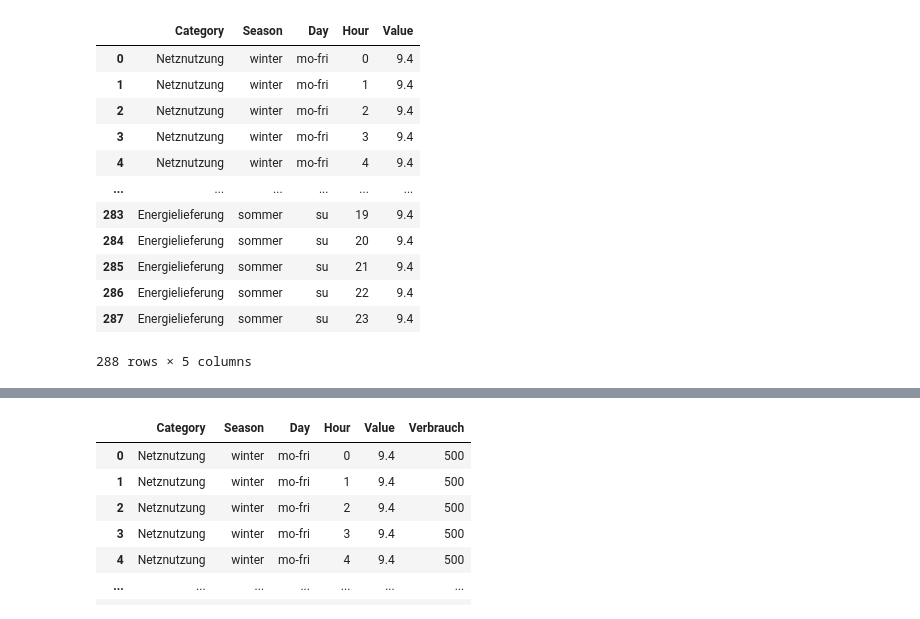
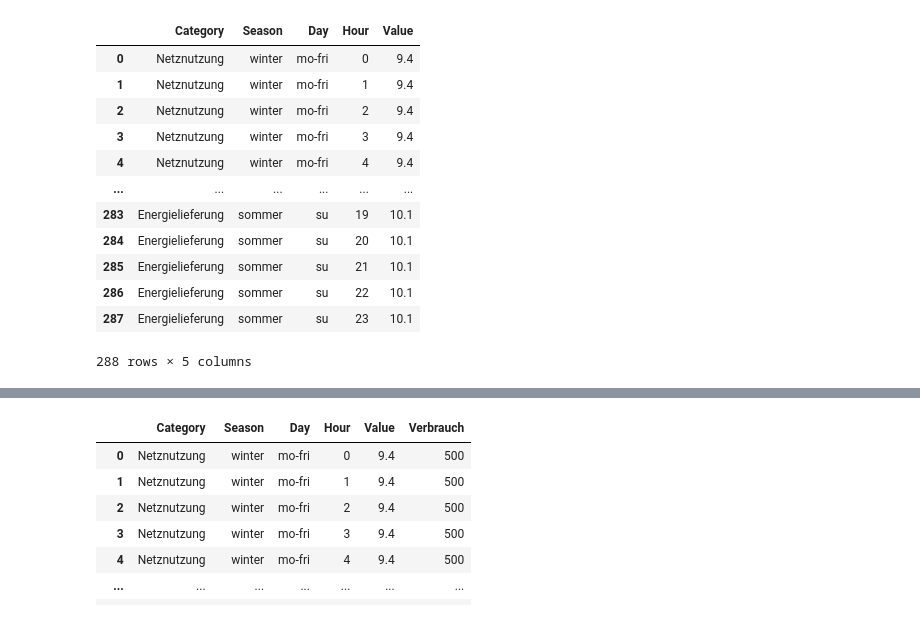
Before and after one commit to paploe/electricity-tariffs, a Jupyter notebook: elcom-calculator/test.ipynb, the cells around one changed output, grey strips where cells are left out. Cells and saved outputs as stored; diff of their text form; code cells hidden in the pictures.

```diff
--- a/elcom-calculator/test.ipynb
+++ b/elcom-calculator/test.ipynb
@@ -46,73 +46,73 @@ tarif = {
     "Energielieferung": {
         "winter": {
             "mo-fri": {
-                "0": 9.40, "1": 9.40, "2": 9.40, "3": 9.40, "4": 9.40, "5": 9.40, "6": 13.55, "7": 13.55, "8": 13.55, "9": 13.55, "10": 13.55, "11": 13.55, "12": 13.55, "13": 13.55,
-                "14": 13.55, "15": 13.55, "16": 13.55, "17": 13.55, "18": 13.55, "19": 13.55,
-                "20": 13.55, "21": 9.40, "22": 9.40, "23": 9.40
+                "0": 10.10, "1": 10.10, "2": 10.10, "3": 10.10, "4": 10.10, "5": 10.10, "6": 13.25, "7": 13.25, "8": 13.25, "9": 13.25, "10": 13.25, "11": 13.25, "12": 13.25, "13": 13.25,
+                "14": 13.25, "15": 13.25, "16": 13.25, "17": 13.25, "18": 13.25, "19": 13.25,
+                "20": 13.25, "21": 10.10, "22": 10.10, "23": 10.10
             },
             "sa": {
-                "0": 9.40, "1": 9.40, "2": 9.40, "3": 9.40, "4": 9.40, "5": 9.40, "6": 9.40,
-                "7": 9.40, "8": 9.40, "9": 9.40, "10": 9.40, "11": 9.40, "12": 9.40, "13": 9.40,
-                "14": 9.40, "15": 9.40, "16": 9.40, "17": 9.40, "18": 9.40, "19": 9.40,
-                "20": 9.40, "21": 9.40, "22": 9.40, "23": 9.40
+                "0": 10.10, "1": 10.10, "2": 10.10, "3": 10.10, "4": 10.10, "5": 10.10, "6": 10.10,
+                "7": 10.10, "8": 10.10, "9": 10.10, "10": 10.10, "11":10.10, "12": 10.10, "13": 10.10,
+                "14": 10.10, "15": 10.10, "16": 10.10, "17": 10.10, "18": 10.10, "19": 10.10,
+                "20": 10.10, "21": 10.10, "22": 10.10, "23": 10.10
             },
             "su": {
-                "0": 9.40, "1": 9.40, "2": 9.40, "3": 9.40, "4": 9.40, "5": 9.40, "6": 9.40,
-                "7": 9.40, "8": 9.40, "9": 9.40, "10": 9.40, "11": 9.40, "12": 9.40, "13": 9.40,
-                "14": 9.40, "15": 9.40, "16": 9.40, "17": 9.40, "18": 9.40, "19": 9.40,
-                "20": 9.40, "21": 9.40, "22": 9.40, "23": 9.40
+                "0": 10.10, "1": 10.10, "2": 10.10, "3": 10.10, "4": 10.10, "5": 10.10, "6": 10.10,
+                "7": 10.10, "8": 10.10, "9": 10.10, "10": 10.10, "11":10.10, "12": 10.10, "13": 10.10,
+                "14": 10.10, "15": 10.10, "16": 10.10, "17": 10.10, "18": 10.10, "19": 10.10,
+                "20": 10.10, "21": 10.10, "22": 10.10, "23": 10.10
             }
         },
         "sommer": {
             "mo-fri": {
-                "0": 9.40, "1": 9.40, "2": 9.40, "3": 9.40, "4": 9.40, "5": 9.40, "6": 13.55, "7": 13.55, "8": 13.55, "9": 13.55, "10": 13.55, "11": 13.55, "12": 13.55, "13": 13.55,
-                "14": 13.55, "15": 13.55, "16": 13.55, "17": 13.55, "18": 13.55, "19": 13.55,
-                "20": 13.55, "21": 9.40, "22": 9.40, "23": 9.40
+                "0": 10.10, "1": 10.10, "2": 10.10, "3": 10.10, "4": 10.10, "5": 10.10, "6": 13.25, "7": 13.25, "8": 13.25, "9": 13.25, "10": 13.25, "11": 13.25, "12": 13.25, "13": 13.25,
+                "14": 13.25, "15": 13.25, "16": 13.25, "17": 13.25, "18": 13.25, "19": 13.25,
+                "20": 13.25, "21": 10.10, "22": 10.10, "23": 10.10
             },
             "sa": {
-                "0": 9.40, "1": 9.40, "2": 9.40, "3": 9.40, "4": 9.40, "5": 9.40, "6": 9.40,
-                "7": 9.40, "8": 9.40, "9": 9.40, "10": 9.40, "11": 9.40, "12": 9.40, "13": 9.40,
-                "14": 9.40, "15": 9.40, "16": 9.40, "17": 9.40, "18": 9.40, "19": 9.40,
-                "20": 9.40, "21": 9.40, "22": 9.40, "23": 9.40
+                "0": 10.10, "1": 10.10, "2": 10.10, "3": 10.10, "4": 10.10, "5": 10.10, "6": 10.10,
+                "7": 10.10, "8": 10.10, "9": 10.10, "10": 10.10, "11":10.10, "12": 10.10, "13": 10.10,
+                "14": 10.10, "15": 10.10, "16": 10.10, "17": 10.10, "18": 10.10, "19": 10.10,
+                "20": 10.10, "21": 10.10, "22": 10.10, "23": 10.10
             },
             "su": {
-                "0": 9.40, "1": 9.40, "2": 9.40, "3": 9.40, "4": 9.40, "5": 9.40, "6": 9.40,
-                "7": 9.40, "8": 9.40, "9": 9.40, "10": 9.40, "11": 9.40, "12": 9.40, "13": 9.40,
-                "14": 9.40, "15": 9.40, "16": 9.40, "17": 9.40, "18": 9.40, "19": 9.40,
-                "20": 9.40, "21": 9.40, "22": 9.40, "23": 9.40
+                "0": 10.10, "1": 10.10, "2": 10.10, "3": 10.10, "4": 10.10, "5": 10.10, "6": 10.10,
+                "7": 10.10, "8": 10.10, "9": 10.10, "10": 10.10, "11":10.10, "12": 10.10, "13": 10.10,
+                "14": 10.10, "15": 10.10, "16": 10.10, "17": 10.10, "18": 10.10, "19": 10.10,
+                "20": 10.10, "21": 10.10, "22": 10.10, "23": 10.10
             }
         }
     }
 }
 
 # Step 2: Extract the data
 data = []
 for category, seasons in tarif.items():
     for season, days in seasons.items():
         for day, hours in days.items():
             for hour, value in hours.items():
                 data.append({
                     "Category": category,
                     "Season": season,
                     "Day": day,
                     "Hour": hour,
                     "Value": value
                 })
 df = pd.DataFrame(data)
 df
 # %% [output]
 |  | Category | Season | Day | Hour | Value |
 | 0 | Netznutzung | winter | mo-fri | 0 | 9.4 |
 | 1 | Netznutzung | winter | mo-fri | 1 | 9.4 |
 | 2 | Netznutzung | winter | mo-fri | 2 | 9.4 |
 | 3 | Netznutzung | winter | mo-fri | 3 | 9.4 |
 | 4 | Netznutzung | winter | mo-fri | 4 | 9.4 |
 | ... | ... | ... | ... | ... | ... |
-| 283 | Energielieferung | sommer | su | 19 | 9.4 |
-| 284 | Energielieferung | sommer | su | 20 | 9.4 |
-| 285 | Energielieferung | sommer | su | 21 | 9.4 |
-| 286 | Energielieferung | sommer | su | 22 | 9.4 |
-| 287 | Energielieferung | sommer | su | 23 | 9.4 |
+| 283 | Energielieferung | sommer | su | 19 | 10.1 |
+| 284 | Energielieferung | sommer | su | 20 | 10.1 |
+| 285 | Energielieferung | sommer | su | 21 | 10.1 |
+| 286 | Energielieferung | sommer | su | 22 | 10.1 |
+| 287 | Energielieferung | sommer | su | 23 | 10.1 |
 288 rows × 5 columns
 # %%
 # Example nested JSON
```
Also changed, not shown: parts of 8 cells of this notebook, 1 other file.
